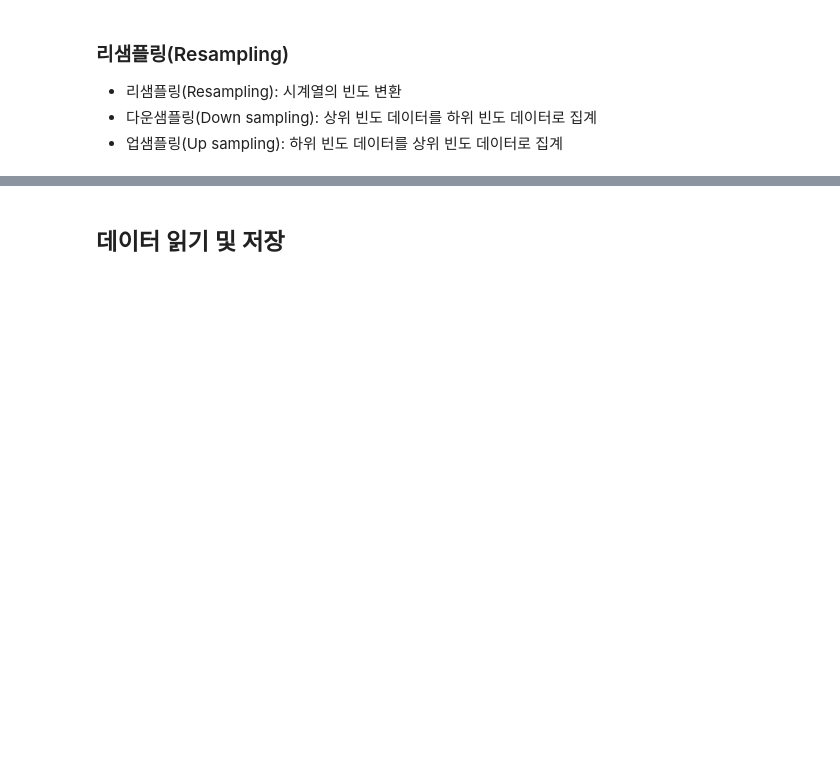
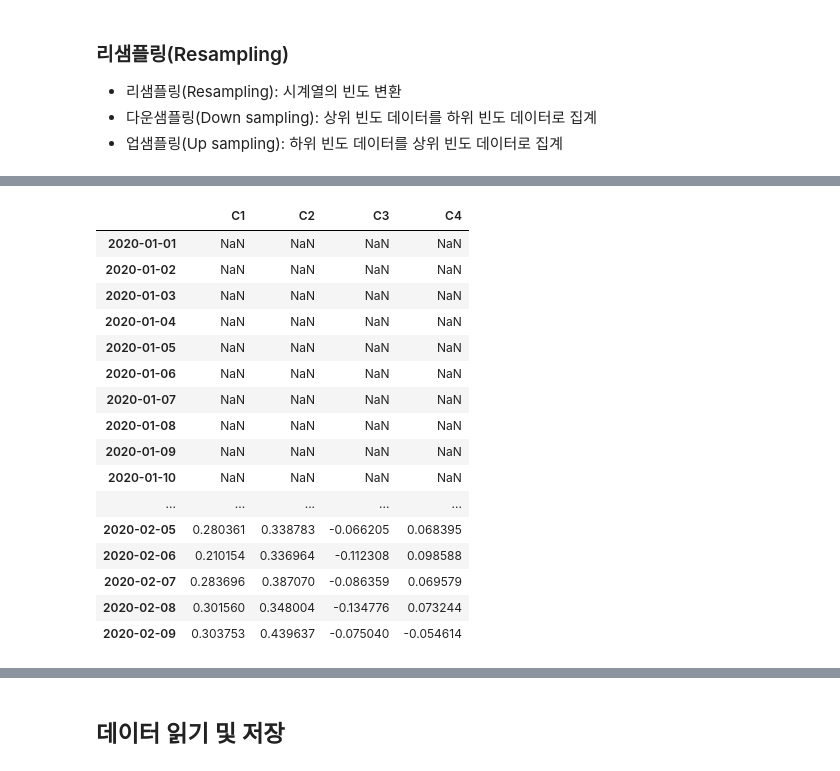
Before and after one commit to whattSUPkim/Data-Science, a Jupyter notebook: Data Analysis/Pandas_exercise.ipynb, the cells around one changed output, grey strips where cells are left out. Cells and saved outputs as stored; diff of their text form; code cells hidden in the pictures; blank space fills up the shorter version.

```diff
--- a/Data Analysis/Pandas_exercise.ipynb
+++ b/Data Analysis/Pandas_exercise.ipynb
@@ -883,0 +2261,5 @@ pd.merge(mdf1, mdf2, left_index = True, right_index = True)
+# %%
+df = pd.DataFrame(np.random.randn(300, 4),
+                 index = pd.date_range('2020-01-01', periods = 300, freq = 'D'),
+                 columns = ['C1', 'C2', 'C3', 'C4'])
+df
@@ -883,0 +2280,20 @@ pd.merge(mdf1, mdf2, left_index = True, right_index = True)
+# %%
+df.rolling(30).mean().head(40)
+# %% [output]
+|  | C1 | C2 | C3 | C4 |
+| 2020-01-01 | NaN | NaN | NaN | NaN |
+| 2020-01-02 | NaN | NaN | NaN | NaN |
+| 2020-01-03 | NaN | NaN | NaN | NaN |
+| 2020-01-04 | NaN | NaN | NaN | NaN |
+| 2020-01-05 | NaN | NaN | NaN | NaN |
+| 2020-01-06 | NaN | NaN | NaN | NaN |
+| 2020-01-07 | NaN | NaN | NaN | NaN |
+| 2020-01-08 | NaN | NaN | NaN | NaN |
+| 2020-01-09 | NaN | NaN | NaN | NaN |
+| 2020-01-10 | NaN | NaN | NaN | NaN |
+| ... | ... | ... | ... | ... |
+| 2020-02-05 | 0.280361 | 0.338783 | -0.066205 | 0.068395 |
+| 2020-02-06 | 0.210154 | 0.336964 | -0.112308 | 0.098588 |
+| 2020-02-07 | 0.283696 | 0.387070 | -0.086359 | 0.069579 |
+| 2020-02-08 | 0.301560 | 0.348004 | -0.134776 | 0.073244 |
+| 2020-02-09 | 0.303753 | 0.439637 | -0.075040 | -0.054614 |
```
Also changed, not shown: parts of 222 cells of this notebook.
